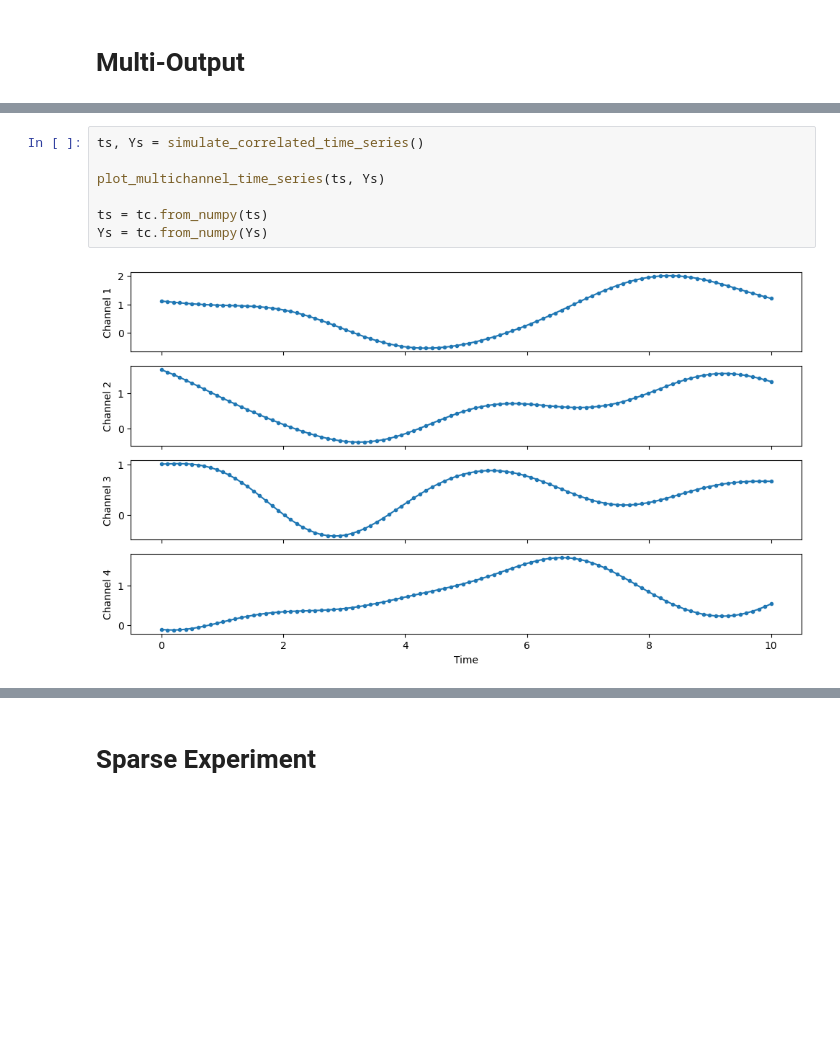
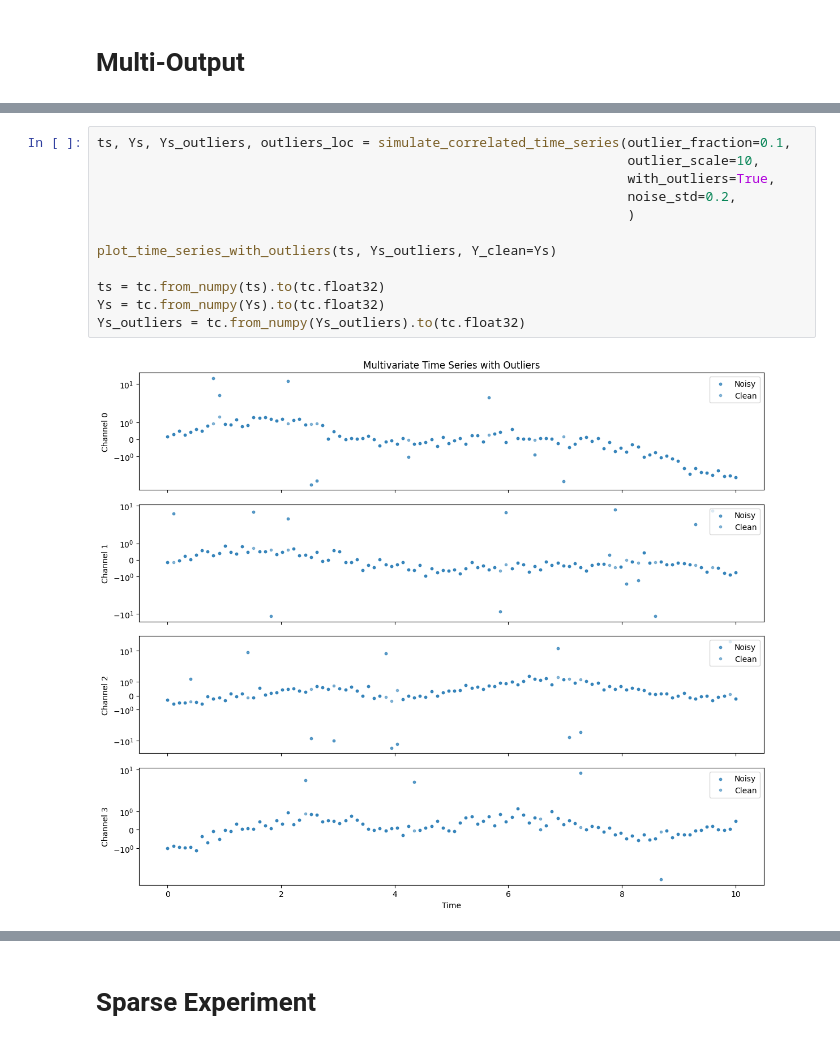
Before and after one commit to joshuarooijakkers/robust_conjugate_MOGP, a Jupyter notebook: experiments/temporal/multi-output-gps-spatio-temporal.ipynb, the cells around one changed output, grey strips where cells are left out. Saved outputs shown, nothing was run; the diff lists cells and outputs as text; blank space fills up the shorter version.

```diff
--- a/experiments/temporal/multi-output-gps-spatio-temporal.ipynb
+++ b/experiments/temporal/multi-output-gps-spatio-temporal.ipynb
@@ -1118,10 +1245,15 @@ def plot_multichannel_time_series(time_steps, Y, title="Multichannel Time Series
 # %%
-ts, Ys = simulate_correlated_time_series()
+ts, Ys, Ys_outliers, outliers_loc = simulate_correlated_time_series(outlier_fraction=0.1,
+                                                                    outlier_scale=10,
+                                                                    with_outliers=True,
+                                                                    noise_std=0.2,
+                                                                    )
 
-plot_multichannel_time_series(ts, Ys)
+plot_time_series_with_outliers(ts, Ys_outliers, Y_clean=Ys)
 
-ts = tc.from_numpy(ts)
-Ys = tc.from_numpy(Ys)
+ts = tc.from_numpy(ts).to(tc.float32)
+Ys = tc.from_numpy(Ys).to(tc.float32)
+Ys_outliers = tc.from_numpy(Ys_outliers).to(tc.float32)
 # %% [output]
-[figure, old version]
+[figure, new version]
 # %%
```
Also changed, not shown: parts of 10 cells of this notebook.
